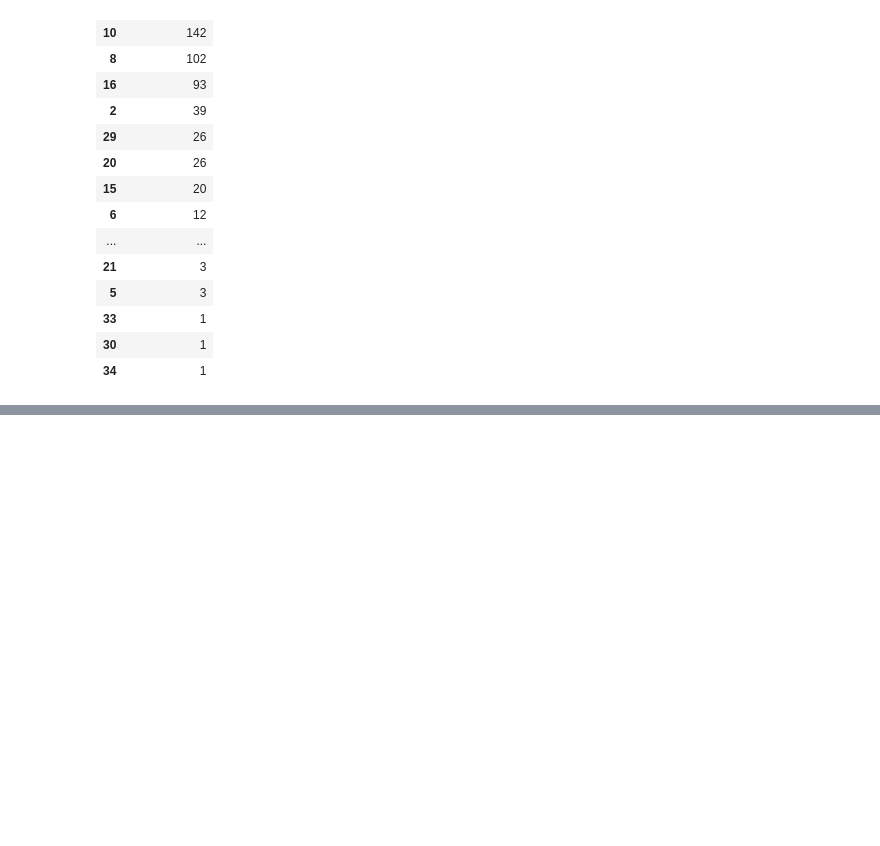
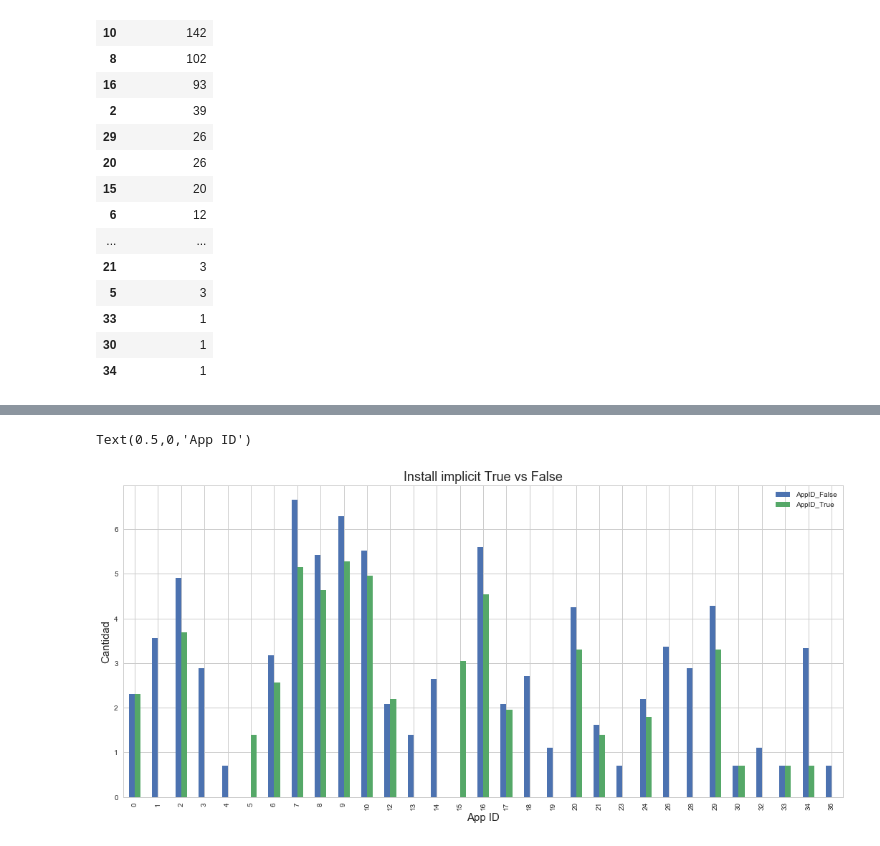
Before and after one commit to LucasCatolino/Organizacion-de-Datos, a Jupyter notebook: Installs.ipynb, the cells around one changed output, grey strips where cells are left out. Cells and saved outputs as stored; diff of their text form; code cells hidden in the pictures; blank space fills up the shorter version.

```diff
--- a/Installs.ipynb
+++ b/Installs.ipynb
@@ -88,0 +125,6 @@ Text(0,0.5,'Cantidad')
+# %%
+impTrue['AppID_True'] = np.log(impTrue['aplicacion_id']+1)
+impFalse['AppID_False'] = np.log(impFalse['aplicacion_id']+1)
+
+impTotal = pd.concat([impFalse['AppID_False'],impTrue['AppID_True']],axis=1)
+impTotal
@@ -88,0 +149,10 @@ Text(0,0.5,'Cantidad')
+# %%
+# Grafico de barras de installs por ID de Apps segun implicit
+
+g = impTotal.plot.bar(figsize = (18,8))
+g.set_title("Install implicit True vs False",fontsize=18)
+g.set_ylabel("Cantidad",fontsize=15)
+g.set_xlabel("App ID",fontsize=15)
+# %% [output]
+Text(0.5,0,'App ID')
+[figure, added]
```
Also changed, not shown: parts of 6 cells of this notebook.
